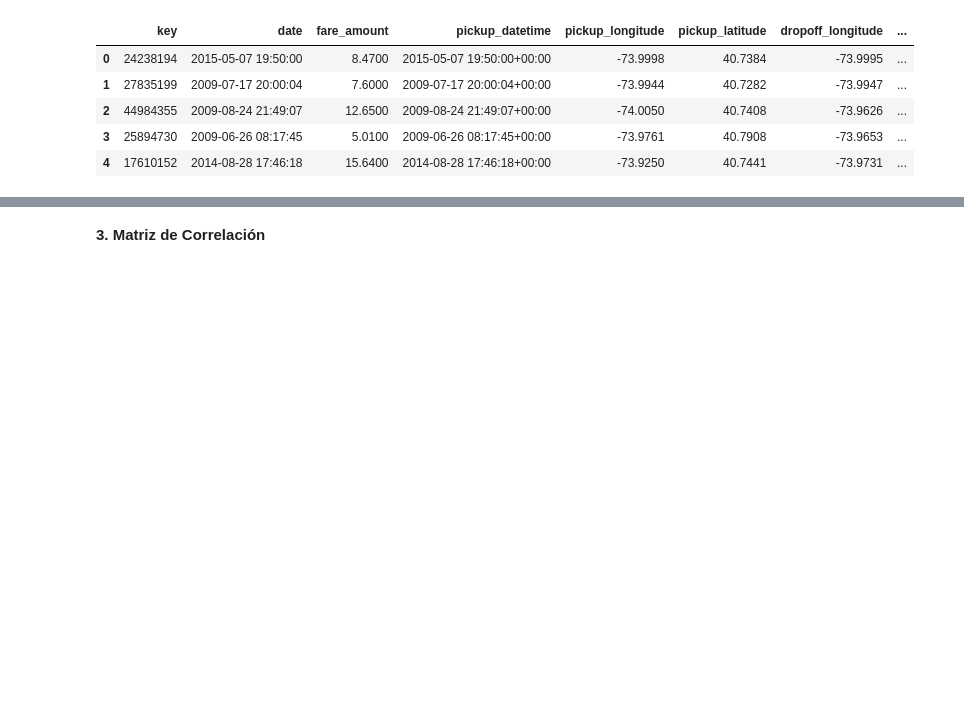
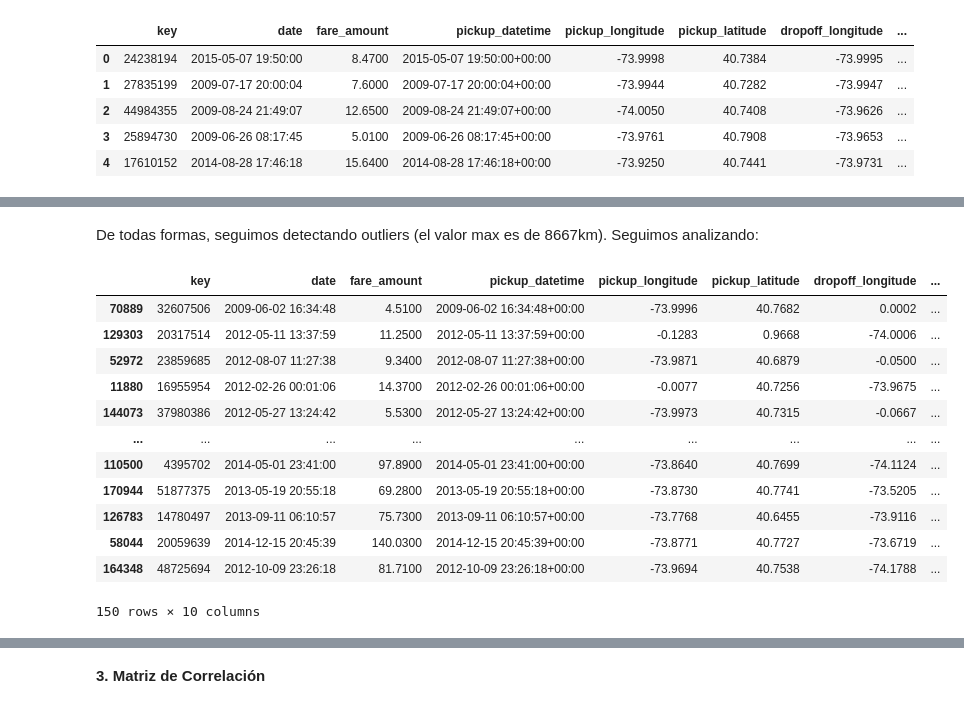
Before and after one commit to LucasD1az/AA1-TUIA-2026C1-Anianios-DiazCelauro-Tardugno, a Jupyter notebook: TP-regresion-AA1.ipynb, the cells around one changed output, grey strips where cells are left out. Cells and saved outputs as stored; diff of their text form; code cells hidden in the pictures; blank space fills up the shorter version.

```diff
--- a/TP-regresion-AA1.ipynb
+++ b/TP-regresion-AA1.ipynb
@@ -146,0 +312,18 @@ Datos tras limpieza para gráficas: 195247
+# %% [markdown]
+De todas formas, seguimos detectando outliers (el valor max es de 8667km). Seguimos analizando:
+# %%
+df_limpio.sort_values("dist_km", ascending=False).head(150)
+# %% [output]
+|  | key | date | fare_amount | pickup_datetime | pickup_longitude | pickup_latitude | dropoff_longitude | ... |
+| 70889 | 32607506 | 2009-06-02 16:34:48 | 4.5100 | 2009-06-02 16:34:48+00:00 | -73.9996 | 40.7682 | 0.0002 | ... |
+| 129303 | 20317514 | 2012-05-11 13:37:59 | 11.2500 | 2012-05-11 13:37:59+00:00 | -0.1283 | 0.9668 | -74.0006 | ... |
+| 52972 | 23859685 | 2012-08-07 11:27:38 | 9.3400 | 2012-08-07 11:27:38+00:00 | -73.9871 | 40.6879 | -0.0500 | ... |
+| 11880 | 16955954 | 2012-02-26 00:01:06 | 14.3700 | 2012-02-26 00:01:06+00:00 | -0.0077 | 40.7256 | -73.9675 | ... |
+| 144073 | 37980386 | 2012-05-27 13:24:42 | 5.5300 | 2012-05-27 13:24:42+00:00 | -73.9973 | 40.7315 | -0.0667 | ... |
+| ... | ... | ... | ... | ... | ... | ... | ... | ... |
+| 110500 | 4395702 | 2014-05-01 23:41:00 | 97.8900 | 2014-05-01 23:41:00+00:00 | -73.8640 | 40.7699 | -74.1124 | ... |
+| 170944 | 51877375 | 2013-05-19 20:55:18 | 69.2800 | 2013-05-19 20:55:18+00:00 | -73.8730 | 40.7741 | -73.5205 | ... |
+| 126783 | 14780497 | 2013-09-11 06:10:57 | 75.7300 | 2013-09-11 06:10:57+00:00 | -73.7768 | 40.6455 | -73.9116 | ... |
+| 58044 | 20059639 | 2014-12-15 20:45:39 | 140.0300 | 2014-12-15 20:45:39+00:00 | -73.8771 | 40.7727 | -73.6719 | ... |
+| 164348 | 48725694 | 2012-10-09 23:26:18 | 81.7100 | 2012-10-09 23:26:18+00:00 | -73.9694 | 40.7538 | -74.1788 | ... |
+150 rows × 10 columns
```
Also changed, not shown: parts of 36 cells of this notebook.
